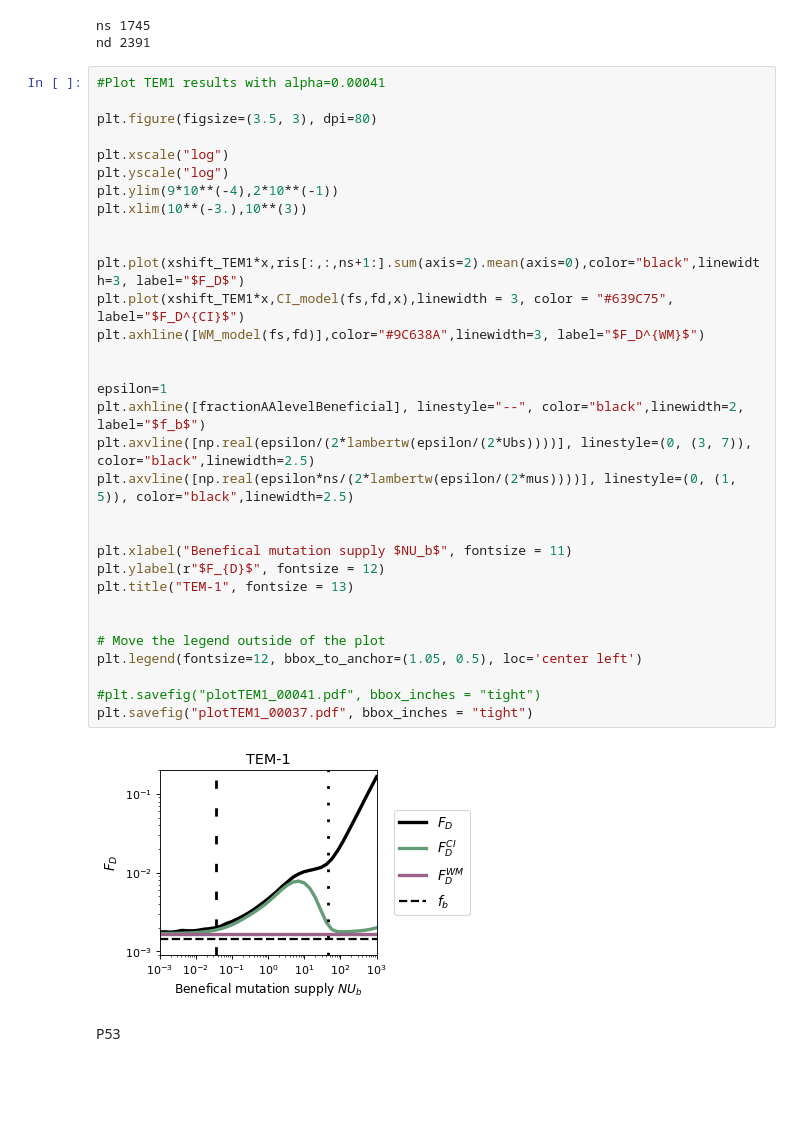
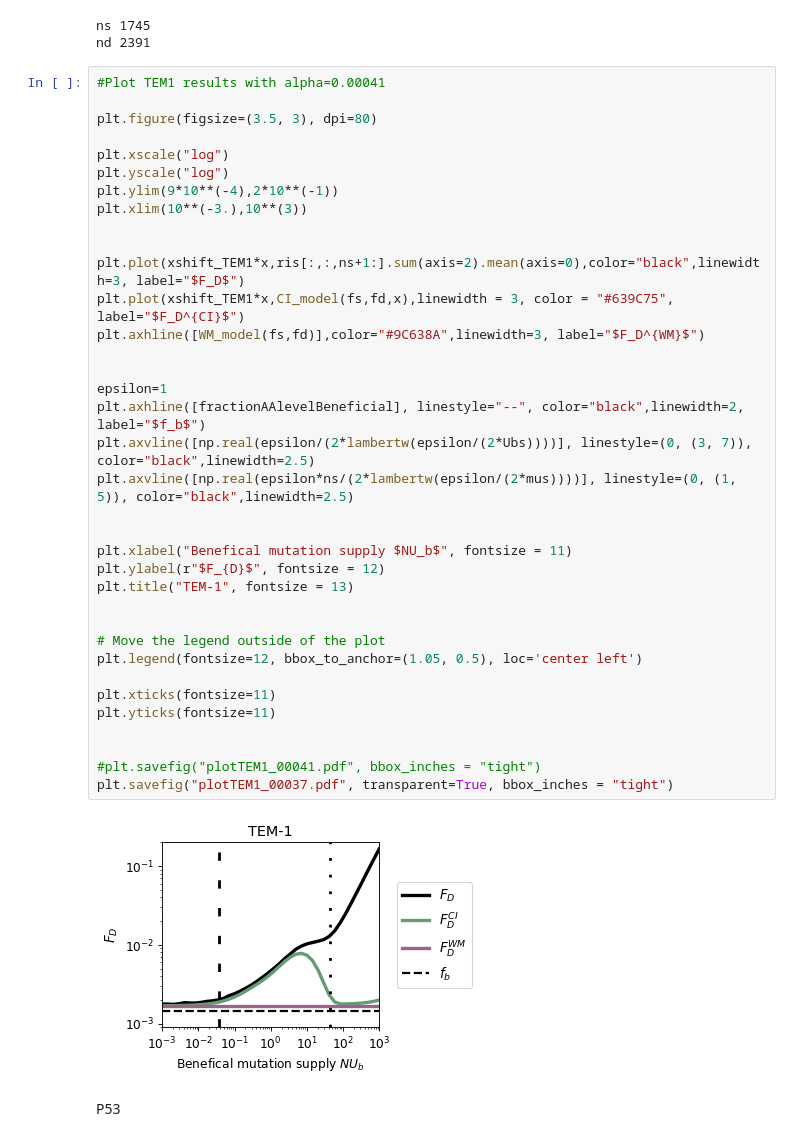
Before and after one commit to AlexKI123/DoublesProject, a Jupyter notebook: Code/WFModel/Plotting/Plot_Empirical_Results.ipynb, the cells around one changed output. Cells and saved outputs as stored; diff of their text form; blank space fills up the shorter version.

```diff
--- a/Code/WFModel/Plotting/Plot_Empirical_Results.ipynb
+++ b/Code/WFModel/Plotting/Plot_Empirical_Results.ipynb
@@ -121,35 +121,39 @@ nd 2391
 
 plt.figure(figsize=(3.5, 3), dpi=80)
 
 plt.xscale("log")
 plt.yscale("log")
 plt.ylim(9*10**(-4),2*10**(-1))
 plt.xlim(10**(-3.),10**(3))
 
 
 plt.plot(xshift_TEM1*x,ris[:,:,ns+1:].sum(axis=2).mean(axis=0),color="black",linewidth=3, label="$F_D$")
 plt.plot(xshift_TEM1*x,CI_model(fs,fd,x),linewidth = 3, color = "#639C75", label="$F_D^{CI}$")
 plt.axhline([WM_model(fs,fd)],color="#9C638A",linewidth=3, label="$F_D^{WM}$")
 
 
 epsilon=1
 plt.axhline([fractionAAlevelBeneficial], linestyle="--", color="black",linewidth=2, label="$f_b$")
 plt.axvline([np.real(epsilon/(2*lambertw(epsilon/(2*Ubs))))], linestyle=(0, (3, 7)), color="black",linewidth=2.5)
 plt.axvline([np.real(epsilon*ns/(2*lambertw(epsilon/(2*mus))))], linestyle=(0, (1, 5)), color="black",linewidth=2.5)
 
 
 plt.xlabel("Benefical mutation supply $NU_b$", fontsize = 11)
 plt.ylabel(r"$F_{D}$", fontsize = 12)
 plt.title("TEM-1", fontsize = 13)
 
 
 # Move the legend outside of the plot
 plt.legend(fontsize=12, bbox_to_anchor=(1.05, 0.5), loc='center left')
 
+plt.xticks(fontsize=11)
+plt.yticks(fontsize=11)
+
+
 #plt.savefig("plotTEM1_00041.pdf", bbox_inches = "tight")
-plt.savefig("plotTEM1_00037.pdf", bbox_inches = "tight")
+plt.savefig("plotTEM1_00037.pdf", transparent=True, bbox_inches = "tight")
 # %% [output]
-[figure, old version]
+[figure, new version]
 # %% [markdown]
 P53
 # %%
```
Also changed, not shown: parts of 1 cell of this notebook, 1 other file.
